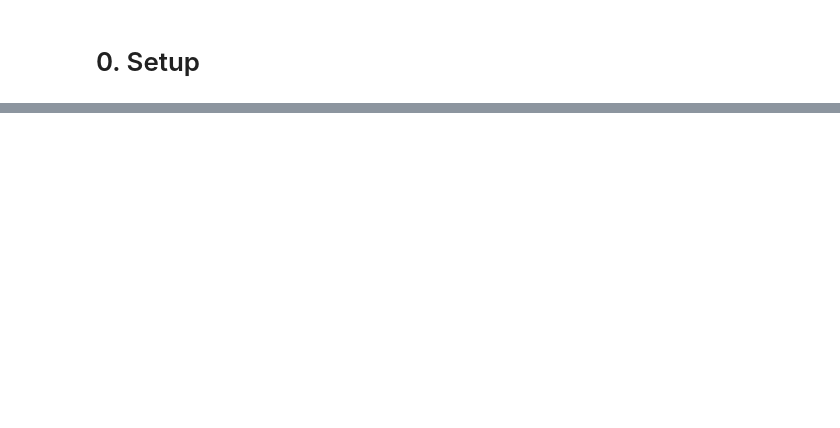
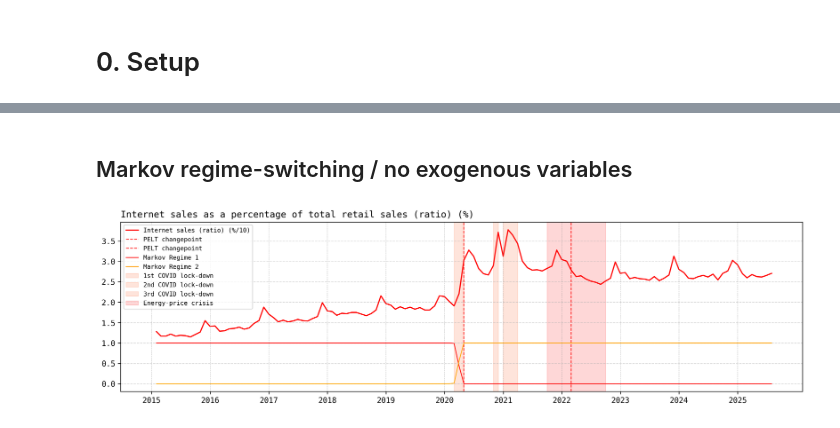
Before and after one commit to michaelarutyunov/time-series-methods, a Jupyter notebook: notebooks/02_features.ipynb, the cells around one changed output, grey strips where cells are left out. Cells and saved outputs as stored; diff of their text form; code cells hidden in the pictures; blank space fills up the shorter version.

```diff
--- a/notebooks/02_features.ipynb
+++ b/notebooks/02_features.ipynb
@@ -104,0 +287,5 @@ plt.show()
+# %%
+dates = df.index[changepoints_tested]
+df['d_cov'] = (df.index >= dates[0]).astype(int)
+df['d_post'] = (df.index >= dates[1]).astype(int)
+df.info()
@@ -104,0 +309,2 @@ plt.show()
+# %% [markdown]
+## Markov regime-switching / no exogenous variables
@@ -104,0 +332,36 @@ plt.show()
+# %%
+regime_probs = results_markov.smoothed_marginal_probabilities
+regime_most_likely = np.argmax(regime_probs, axis=1)
+
+# Chart overlay with changepoints
+plt.figure(figsize=(16, 4), dpi=300)
+ax = sns.lineplot(data=df, x='date', y=df['online_retail_sales_share'] / 10, linewidth=1.5, color='red', label='Internet sales (ratio) (%/10)')
+
+# PELT changepoints
+for cp in changepoints_tested:
+    plt.axvline(x=df.index[cp], color='red', linestyle='--', alpha=1, linewidth=1, label='PELT changepoint')
+
+# Markov regime probabilities
+ax.plot(regime_probs.iloc[:, 0], label='Markov Regime 1', color='red', linewidth=1)
+ax.plot(regime_probs.iloc[:, 1], label='Markov Regime 2', color='orange', linewidth=1)
+# ax.plot(regime_probs.iloc[:, 2], label='Markov Regime 3', color='green', linewidth=1)
+# ax.plot(regime_probs.iloc[:, 3], label='Markov Regime 4', color='blue', linewidth=1)
+# ax.plot(regime_probs.iloc[:, 4], label='Markov Regime 5', color='grey', linewidth=1)
+
+ax.set_xticks([pd.Timestamp(f'{year}-01-01') for year in range(2015, 2026)])
+ax.set_xticklabels([str(year) for year in range(2015, 2026)])
+for tick in ax.get_xticks():
+    ax.axvline(x=tick, color='gray', linestyle='--', linewidth=0.5, alpha=0.5)
+
+event_spans = add_event_spans(ax)
+
+ax.legend(fontsize=8)
+
+plt.xlabel('')
+plt.ylabel('')
+plt.grid(axis='y', linestyle='--', alpha=0.5)
+plt.title('Internet sales as a percentage of total retail sales (ratio) (%)', loc='left')
+plt.savefig('../outputs/figures/RSI_trend_changepoints.png', bbox_inches='tight', dpi=300)
+plt.show()
+# %% [output]
+[figure, added]
```
Also changed, not shown: parts of 32 cells of this notebook, 35 other files.
